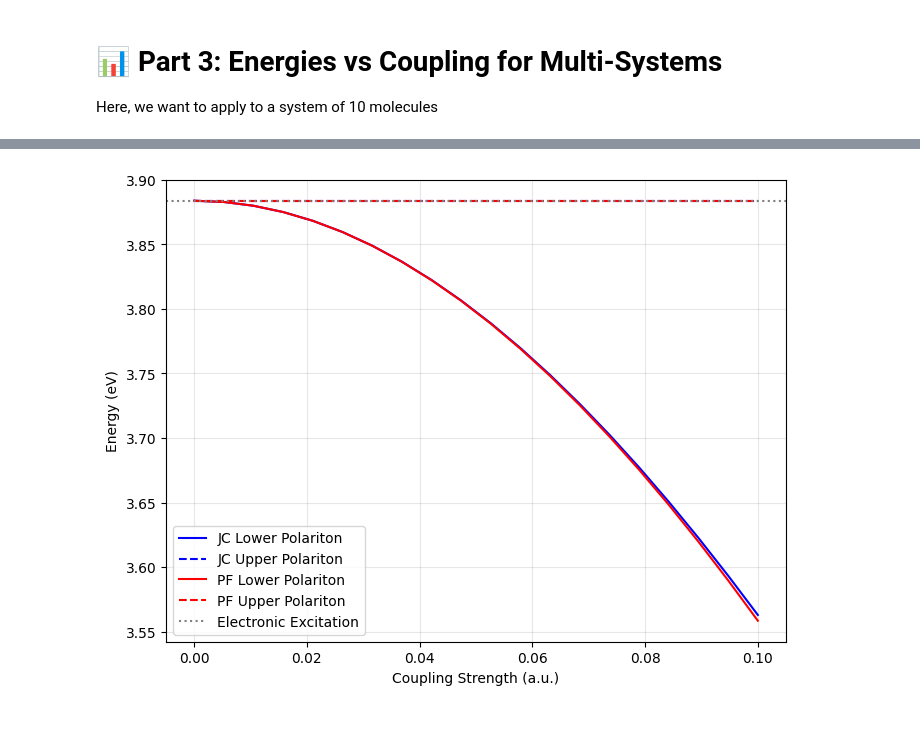
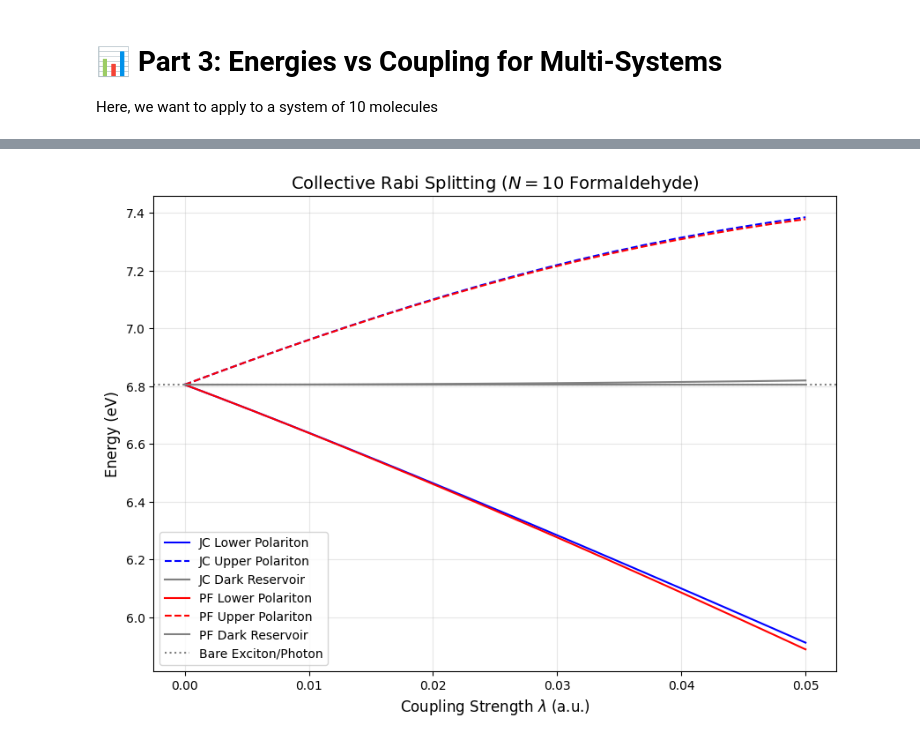
Before and after one commit to cc-ats/molecular-polariton-modeling, a Jupyter notebook: Lesson3_many_mol.ipynb, the cells around one changed output, grey strips where cells are left out. Drawn from its saved outputs; the diff is of its cells as text; code cells hidden in the pictures.

Commit message:
Revise and improve current notebooks

```diff
--- a/Lesson3_many_mol.ipynb
+++ b/Lesson3_many_mol.ipynb
@@ -85,8 +101,12 @@ Excitation energies (eV)
 ## 2.2 Setup the Collective Cavity
 Here, we follow the same procedures as previous lessons. Please note that the cavity is shared by all molecules so we don't need a separate key for each of them.
 # %%
-cavity_freq = np.array([0.294])
-cavity_mode = np.array([[0.01], [0.0], [0.0]]) # 3x1 vector for x-polarized coupling
+# Extract the transition dipole of the bright S2 state
+trans_dip = tds[0].transition_dipole()[1]
+unit_dip = trans_dip / np.linalg.norm(trans_dip)
+
+cavity_freq = np.array([tds[0].e[1]]) # Target the bright state frequency
+cavity_mode = (unit_dip * 0.01).reshape(3, 1)
 
 key = {
     'cavity_freq': cavity_freq,
@@ -164,8 +184,8 @@ State  Energy (eV)
 Here, we want to apply to a system of 10 molecules
 # %%
 n_mols = 10
-lambdas = np.linspace(0.0, 0.10, 20)
-target_freq = tds[0].e[0] # Tune to the first electronic excitation
+lambdas = np.linspace(0.0, 0.05, 20) # Coupling range
+target_freq = tds[0].e[1] # Tune to the second electronic excitation (S2-bright state)
 
 # Replicate the single-molecule results for the collective model
 rep_tds = [tds[0]] * n_mols
@@ -174,21 +194,28 @@ rep_mfs = [mfs[0]] * n_mols
 jc_energies = []
 pf_energies = []
 
-for lam in lambdas:
+trans_dip = tds[0].transition_dipole()[1]
+unit_dip = trans_dip / np.linalg.norm(trans_dip)
+
+print(f"{BLUE}Starting collective coupling scan for {n_mols} molecules...{RESET}")
+
+for i, lam in enumerate(lambdas):
+    # Simple progress indicator
+    print(f"\rProgress: [{i+1}/{len(lambdas)}] λ = {lam:.4f} a.u.", end="")
+
     current_key = key.copy()
     current_key['cavity_freq'] = np.array([target_freq])
-    current_key['cavity_mode'] = np.array([[lam], [0.0], [0.0]])
+    current_key['cavity_mode'] = (unit_dip * lam).reshape(3, 1)
     current_key['scale_coupling'] = 0
 
-
-    # 1. Setup cavity object
+    # 1. Setup cavity objects
     cav_jc = qed.JC(rep_mfs, current_key)
     cav_pf = qed.PF(rep_mfs, current_key)
 
-    # 2. Apply JC model
+    # 2. Solve JC model
     sol_jc = FewLevel(rep_tds, cav_jc, current_key)
     sol_jc.cavity_model = 'JC'
-    sol_jc.nstates = 20
+    sol_jc.nstates = 22 # Here we need to include enough states to reach the S2 manifold
     sol_jc.target_states = 'polariton'
     sol_jc.solver_algorithm = 'direct'
     sol_jc.solver_conv_prop = 'norm'
@@ -196,37 +223,52 @@ for lam in lambdas:
     sol_jc.tolerance = 1e-8
     sol_jc.max_cycle = 100
 
-    e_jc, _, _, _ = sol_jc.kernel()
-    jc_energies.append(np.sort(e_jc)[:5]) # Keep lowest 5 states
 
-    # 3. Apply PF model
+    e_jc, v_jc, _, _ = sol_jc.kernel()
+    jc_energies.append(np.sort(e_jc))
+
+    if i == len(lambdas) - 1:
+        final_v_jc = v_jc
+
+    # 3. Solve PF model
     sol_pf = FewLevel(rep_tds, cav_pf, current_key)
     sol_pf.cavity_model = 'PF'
-    sol_pf.nstates = 20
+    sol_pf.nstates = 22
     sol_pf.target_states = 'polariton'
     sol_pf.solver_algorithm = 'direct'
     sol_pf.solver_conv_prop = 'norm'
     sol_pf.level_shift = 0.0
     sol_pf.tolerance = 1e-8
     sol_pf.max_cycle = 100
+    e_pf, _, _, _ = sol_pf.kernel()
+    pf_energies.append(np.sort(e_pf))
 
-    e_pf, _, _, _ = sol_pf.kernel()
-    pf_energies.append(np.sort(e_pf)[:5])
+print(f"\n{GREEN}Scan complete!{RESET}")
 
 jc_energies = np.array(jc_energies) * HF_TO_EV
 pf_energies = np.array(pf_energies) * HF_TO_EV
 
-plt.figure(figsize=(8, 6))
-plt.plot(lambdas, jc_energies[:, 0], 'b-', label='JC Lower Polariton')
-plt.plot(lambdas, jc_energies[:, 1], 'b--', label='JC Upper Polariton')
-plt.plot(lambdas, pf_energies[:, 0], 'r-', label='PF Lower Polariton')
-plt.plot(lambdas, pf_energies[:, 1], 'r--', label='PF Upper Polariton')
-plt.axhline(y=tds[0].e[0]*HF_TO_EV, color='gray', linestyle=':', label='Electronic Excitation')
-plt.xlabel('Coupling Strength (a.u.)')
-plt.ylabel('Energy (eV)')
+# --- Plotting ---
+plt.figure(figsize=(10, 7))
+
+# Plot JC states (S2 manifold starts at index 10)
+plt.plot(lambdas, jc_energies[:, 10], 'b-', label='JC Lower Polariton')
+plt.plot(lambdas, jc_energies[:, 20], 'b--', label='JC Upper Polariton')
+plt.plot(lambdas, jc_energies[:, 11], 'gray', label='JC Dark Reservoir')
+
+# Plot PF states
+plt.plot(lambdas, pf_energies[:, 10], 'r-', label='PF Lower Polariton')
+plt.plot(lambdas, pf_energies[:, 20], 'r--', label='PF Upper Polariton')
+plt.plot(lambdas, pf_energies[:, 11], 'gray', label='PF Dark Reservoir')
+
+plt.axhline(y=target_freq*HF_TO_EV, color='gray', linestyle=':', label='Bare Exciton/Photon')
+plt.xlabel('Coupling Strength $\lambda$ (a.u.)', fontsize=12)
+plt.ylabel('Energy (eV)', fontsize=12)
+plt.title(f'Collective Rabi Splitting ($N={n_mols}$ Formaldehyde)', fontsize=14)
 plt.grid(True, alpha=0.3)
 plt.legend()
 plt.show()
 
-print(jc_energies[:, 1])
+print(f"{YELLOW}Conclusion:{RESET} In the collective model, the splitting magnitude increases with the number of molecules.")
+print(f"The splitting is proportional to $$\\sqrt{{N}} \\cdot \\lambda$$, a hallmark of superradiance.")
 # %% [output]
@@ -250 +292 @@ has_offdiag inter-fragment coupling? False
-[figure, old version]
+[figure, new version]
```
Also changed, not shown: parts of 10 cells of this notebook, 3 other files.
